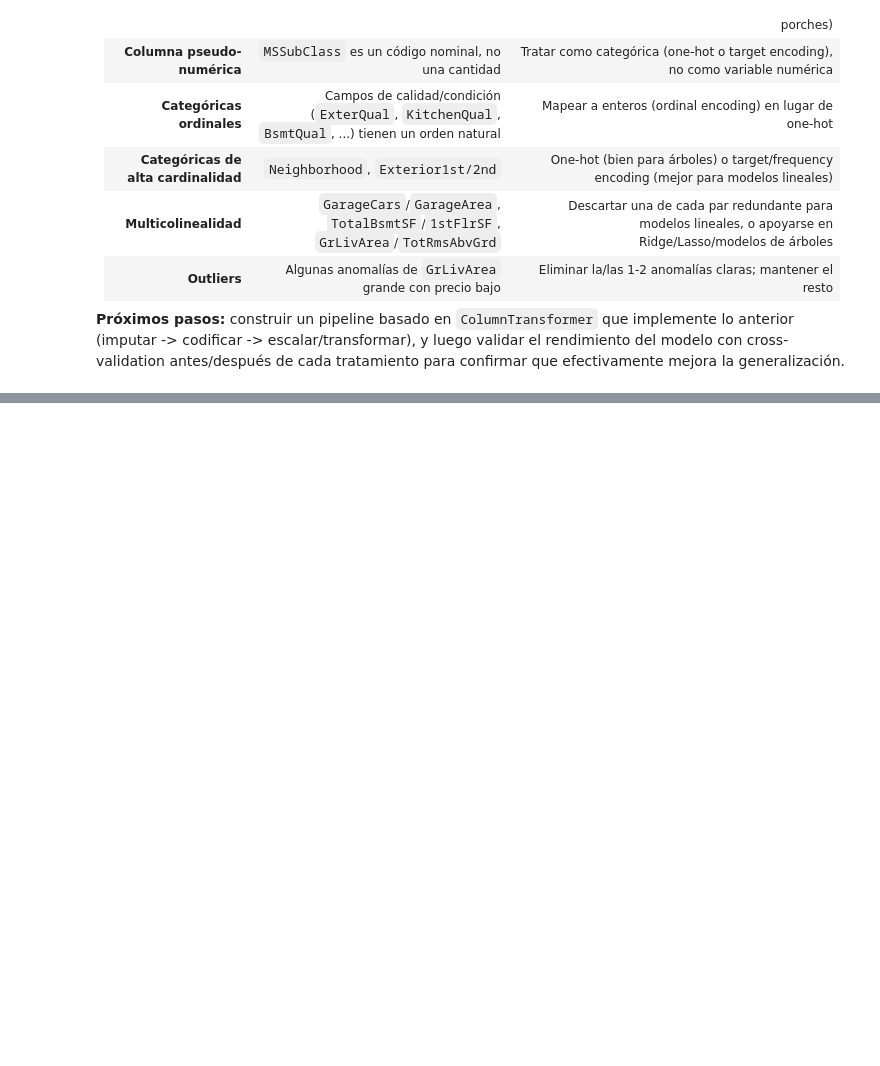
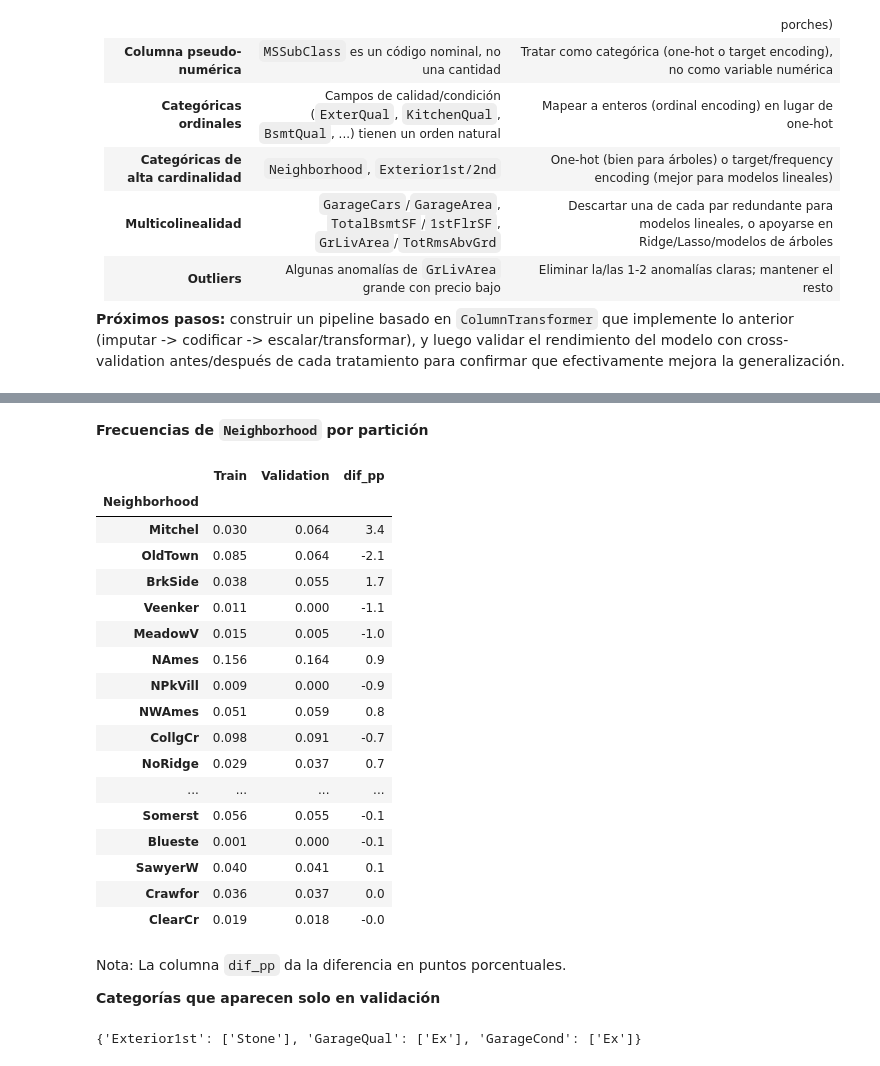
Before and after one commit to belentellechea/caso1_ia, a Jupyter notebook: src/EDA_Ames_Housing.ipynb, the cells around one changed output, grey strips where cells are left out. Saved outputs shown, nothing was run; the diff lists cells and outputs as text; code cells hidden in the pictures; blank space fills up the shorter version.

Commit message:
train vs. validation

```diff
--- a/src/EDA_Ames_Housing.ipynb
+++ b/src/EDA_Ames_Housing.ipynb
@@ -622,0 +651,36 @@ cross-validation antes/después de cada tratamiento para confirmar que efectivam
+# %% [markdown]
+**Frecuencias de `Neighborhood` por partición**
+# %%
+nb = pd.concat([df['Neighborhood'].value_counts(normalize=True).rename('Train'),
+                val_df['Neighborhood'].value_counts(normalize=True).rename('Validation')], axis=1).fillna(0)
+nb['dif_pp'] = ((nb['Validation'] - nb['Train']) * 100).round(1)
+nb.sort_values('dif_pp', key=abs, ascending=False).round(3)
+# %% [output]
+|  | Train | Validation | dif_pp |
+| Neighborhood |  |  |  |
+| Mitchel | 0.030 | 0.064 | 3.4 |
+| OldTown | 0.085 | 0.064 | -2.1 |
+| BrkSide | 0.038 | 0.055 | 1.7 |
+| Veenker | 0.011 | 0.000 | -1.1 |
+| MeadowV | 0.015 | 0.005 | -1.0 |
+| NAmes | 0.156 | 0.164 | 0.9 |
+| NPkVill | 0.009 | 0.000 | -0.9 |
+| NWAmes | 0.051 | 0.059 | 0.8 |
+| CollgCr | 0.098 | 0.091 | -0.7 |
+| NoRidge | 0.029 | 0.037 | 0.7 |
+| ... | ... | ... | ... |
+| Somerst | 0.056 | 0.055 | -0.1 |
+| Blueste | 0.001 | 0.000 | -0.1 |
+| SawyerW | 0.040 | 0.041 | 0.1 |
+| Crawfor | 0.036 | 0.037 | 0.0 |
+| ClearCr | 0.019 | 0.018 | -0.0 |
+# %% [markdown]
+Nota: La columna `dif_pp` da la diferencia en puntos porcentuales.
+
+**Categorías que aparecen solo en validación**
+# %%
+cats = [c for c in df.select_dtypes(exclude='number').columns if c in val_df.columns]
+solo_val = {c: sorted(set(val_df[c].dropna()) - set(df[c].dropna())) for c in cats}
+print({c: v for c, v in solo_val.items() if v})
+# %% [output]
+{'Exterior1st': ['Stone'], 'GarageQual': ['Ex'], 'GarageCond': ['Ex']}
```
Also changed, not shown: parts of 2 cells of this notebook.
